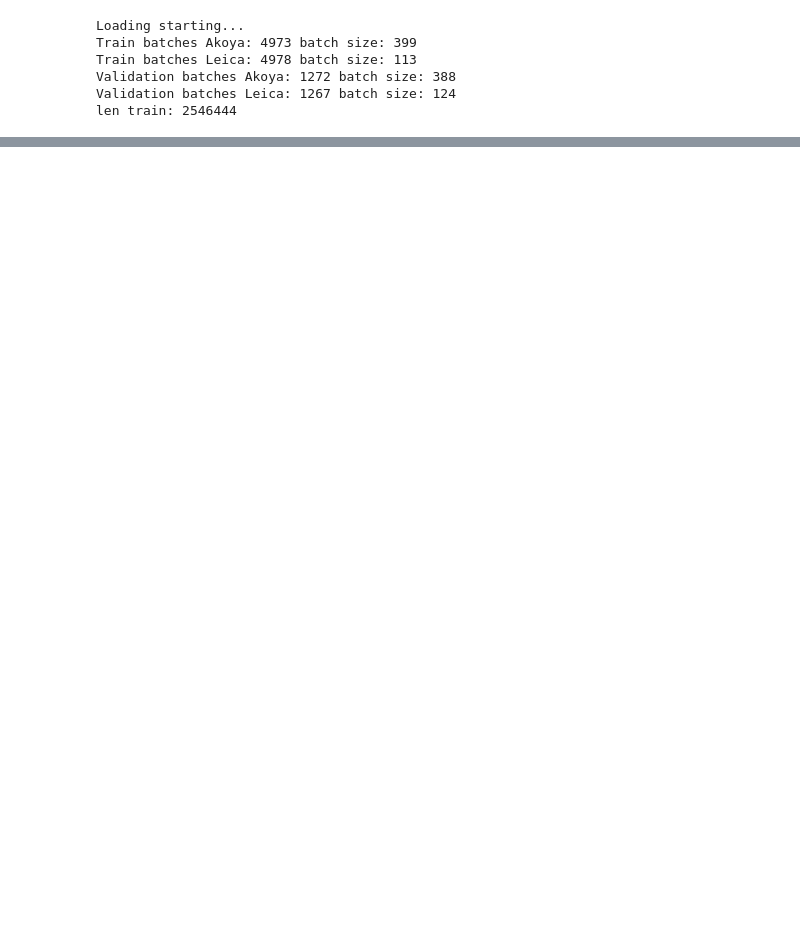
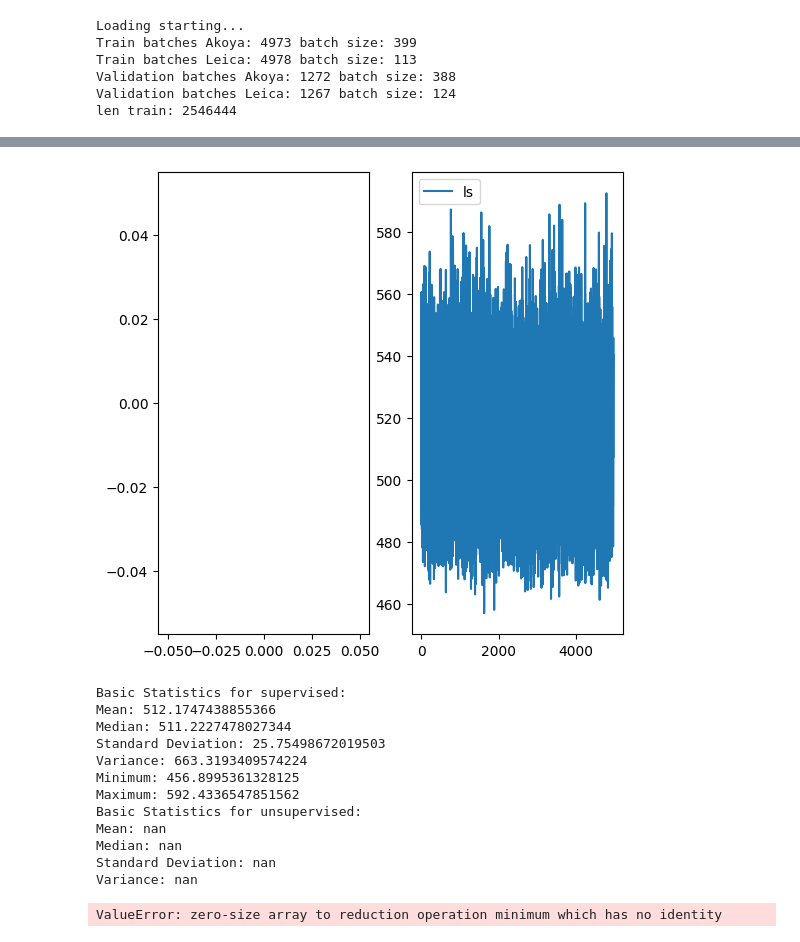
Before and after one commit to Leooryx/ASTAR_internship, a Jupyter notebook: optimal_transport/Untitled1.ipynb, the cells around one changed output, grey strips where cells are left out. Saved outputs shown, nothing was run; the diff lists cells and outputs as text; code cells hidden in the pictures; blank space fills up the shorter version.

Commit message:
images from OT v3 no detach

```diff
--- a/optimal_transport/Untitled1.ipynb
+++ b/optimal_transport/Untitled1.ipynb
@@ -73,8 +73,6 @@ akoya_loader_val = DataLoader(akoya_loader_val, batch_size=B_A_val, num_workers=
 leica_loader_train = DataLoader(leica_loader_train, batch_size=B_L_train, shuffle=True, num_workers=6, pin_memory=True, persistent_workers=True, prefetch_factor=4)
 leica_loader_val = DataLoader(leica_loader_val, batch_size=B_L_val, num_workers=6, pin_memory=True, persistent_workers=True, prefetch_factor=4)
 
-#leica_train_iter = itertools.cycle(iter(leica_loader_train))
-#leica_val_iter = itertools.cycle(iter(leica_loader_val)) #????
 
 print("Train batches Akoya:", len(akoya_loader_train), 'batch size:', B_A_train)
 print("Train batches Leica:", len(leica_loader_train), 'batch size:', B_L_train)
@@ -83,9 +81,6 @@ print("Validation batches Leica:", len(leica_loader_val), 'batch size:', B_L_val
 
 #in samples
 print('len train:', len_train)
-
-
-loss_geom = SamplesLoss('sinkhorn', p=2, blur=0.1, scaling=0.95, verbose=False)
 # %% [output]
 Loading starting...
 Train batches Akoya: 4973 batch size: 399
@@ -95,4 +90,4 @@ Validation batches Leica: 1267 batch size: 124
 len train: 2546444
 # %%
 # unsupervised
-loss_geom = SamplesLoss('sinkhorn', p=2, blur=0.1, scaling=0.95, verbose=False)
+unsupervised_OT = SamplesLoss('sinkhorn', p=2, blur=0.1, scaling=0.95, verbose=False)
@@ -252,0 +338,58 @@ ValueError: DELIM not in msg_list
+# %%
+import matplotlib.pyplot as plt
+lu_OT_array = np.array(lu_OT)
+ls_OT_array = np.array(ls_OT)
+
+
+fig, axes = plt.subplots(1,2, figsize=(6, 6))
+
+#no weigthing scheme
+axes[0].plot(lu_OT_array, label='lu')
+axes[1].plot(ls_OT_array, label='ls')
+
+plt.legend()
+
+#plt.title('Plot of u_OT and s_OT')
+#plt.legend()
+plt.savefig('label-OT.pdf')
+# Show the plot
+plt.show()
+
+
+
+hello = ls_OT_array
+# Basic statistics
+print(f"Basic Statistics for supervised:")
+print(f"Mean: {np.mean(hello)}")
+print(f"Median: {np.median(hello)}")
+print(f"Standard Deviation: {np.std(hello)}")
+print(f"Variance: {np.var(hello)}")
+print(f"Minimum: {np.min(hello)}")
+print(f"Maximum: {np.max(hello)}")
+
+hello = lu_OT_array
+# Basic statistics
+print(f"Basic Statistics for unsupervised:")
+print(f"Mean: {np.mean(hello)}")
+print(f"Median: {np.median(hello)}")
+print(f"Standard Deviation: {np.std(hello)}")
+print(f"Variance: {np.var(hello)}")
+print(f"Minimum: {np.min(hello)}")
+print(f"Maximum: {np.max(hello)}")
+
+#both are of the same magnitude
+# %% [output]
+[figure, added]
+Basic Statistics for supervised:
+Mean: 512.1747438855366
+Median: 511.2227478027344
+Standard Deviation: 25.75498672019503
+Variance: 663.3193409574224
+Minimum: 456.8995361328125
+Maximum: 592.4336547851562
+Basic Statistics for unsupervised:
+Mean: nan
+Median: nan
+Standard Deviation: nan
+Variance: nan
+ValueError: zero-size array to reduction operation minimum which has no identity
```
Also changed, not shown: parts of 9 cells of this notebook, 12 other files.
